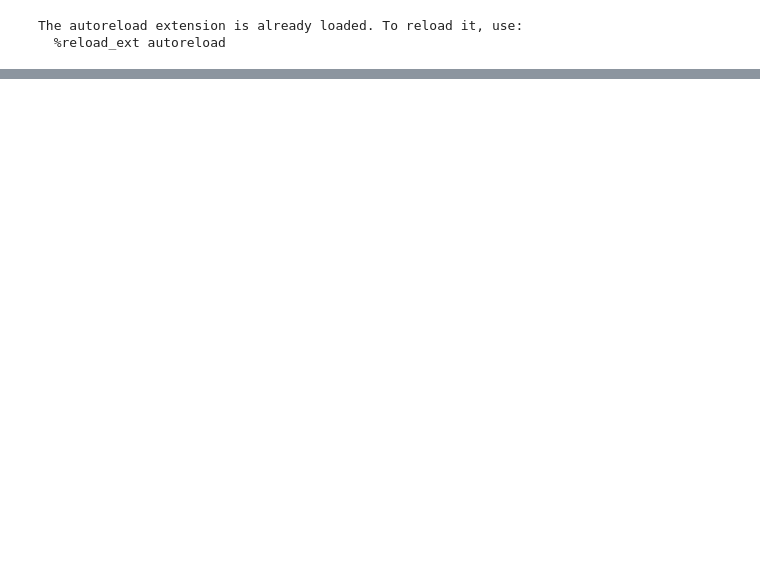
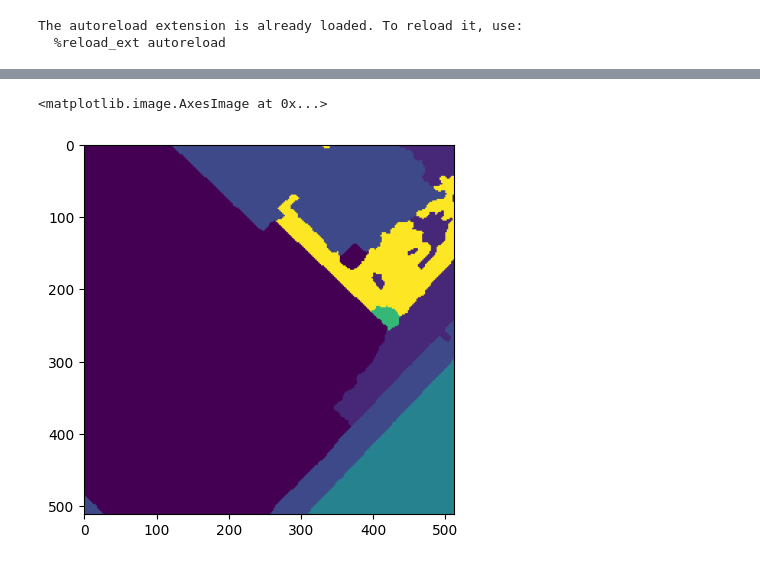
Before and after one commit to danielsehr/spatio-temp-seg-flair1, a Jupyter notebook: exporation.ipynb, the cells around one changed output, grey strips where cells are left out. Cells and saved outputs as stored; diff of their text form; code cells hidden in the pictures; blank space fills up the shorter version.

```diff
--- a/exporation.ipynb
+++ b/exporation.ipynb
@@ -51,0 +67,5 @@ plt.imshow(img)
+# %%
+plt.imshow(msk)
+# %% [output]
+<matplotlib.image.AxesImage at 0x...>
+[figure, added]
```
Also changed, not shown: parts of 7 cells of this notebook.
